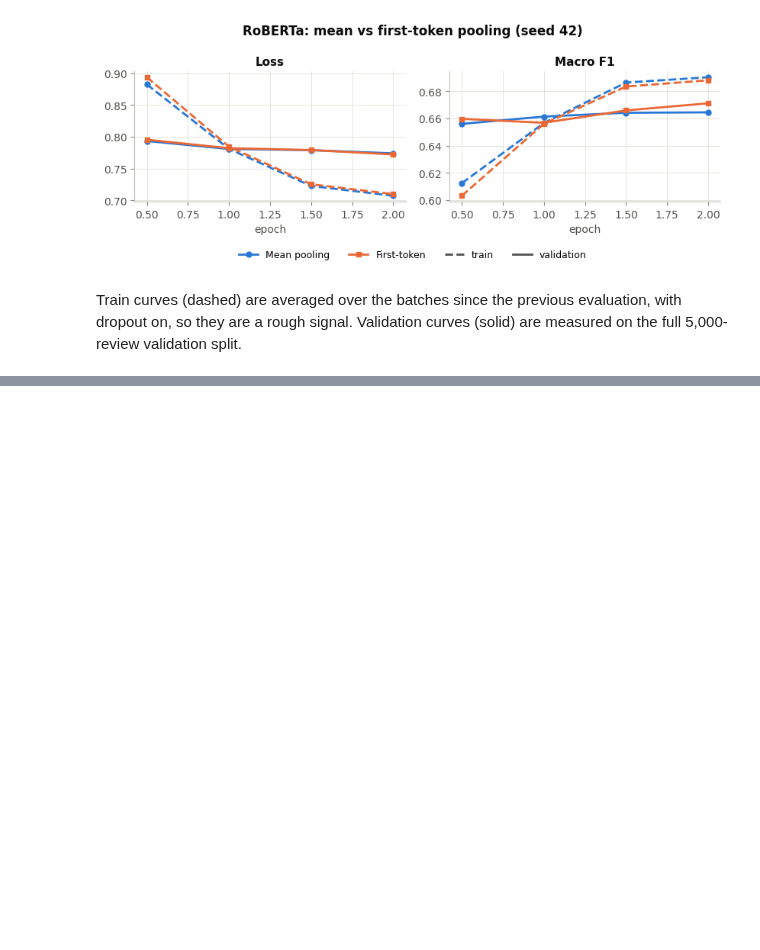
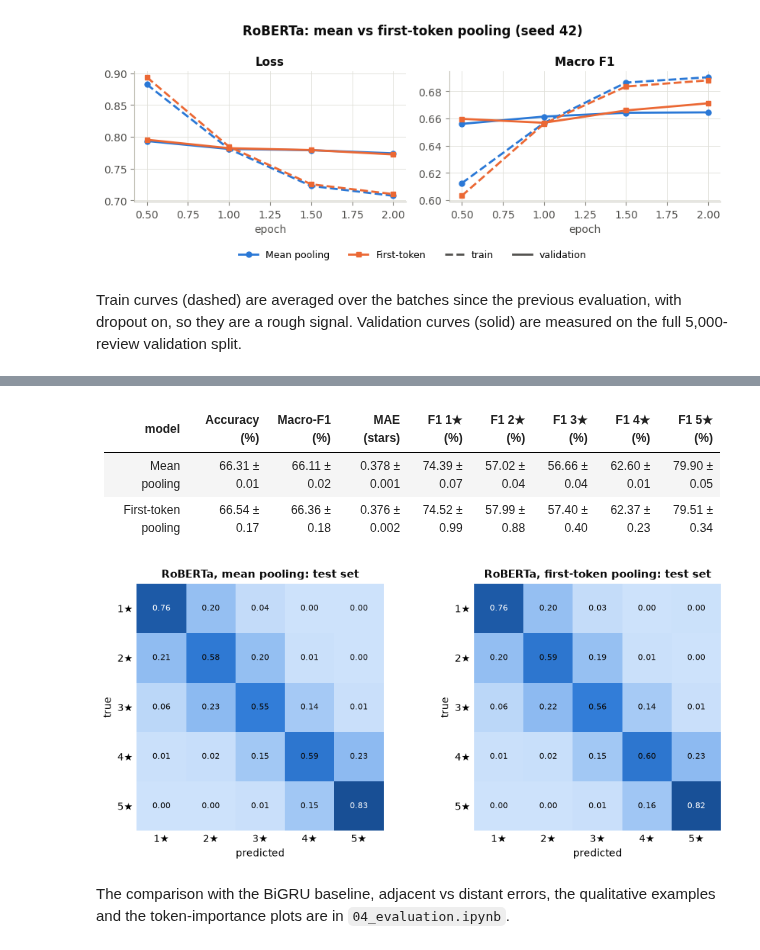
Before and after one commit to Akshats-git/NLP-Group-Assignment-2, a Jupyter notebook: Question-2/03_roberta.ipynb, the cells around one changed output, grey strips where cells are left out. Drawn from its saved outputs; the diff is of its cells as text; code cells hidden in the pictures; blank space fills up the shorter version.

```diff
--- a/Question-2/03_roberta.ipynb
+++ b/Question-2/03_roberta.ipynb
@@ -247,0 +252,43 @@ Train curves (dashed) are averaged over the batches since the previous evaluatio
+# %%
+import matplotlib.pyplot as plt
+import numpy as np
+from IPython.display import display
+from common import load_jsonl
+from common.plotting import plot_confusion_matrix
+from q2.data import STAR_LABELS
+from q2.metrics import classification_metrics
+
+
+def test_metrics(run_name):
+    rows = load_jsonl(results_dir(2) / run_name / "test_predictions.jsonl")
+    return classification_metrics([r["label"] for r in rows], [r["pred"] for r in rows])
+
+
+def test_row(model, metrics):
+    s, per_class = summarize_runs(metrics), np.array([m["per_class_f1"] for m in metrics])
+    return {"model": model,
+            "Accuracy (%)": format_mean_std(s["accuracy"]["values"], scale=100),
+            "Macro-F1 (%)": format_mean_std(s["macro_f1"]["values"], scale=100),
+            "MAE (stars)": format_mean_std(s["mae"]["values"], digits=3),
+            **{f"F1 {star}★ (%)": format_mean_std(per_class[:, k], scale=100) for k, star in enumerate(STAR_LABELS)}}
+
+
+if LIMIT is None:
+    metrics = {label: [test_metrics(RobertaConfig(pooling=p, seed=s).run_name) for s in DEFAULT_SEEDS]
+               for p, label in (("mean", "Mean pooling"), ("first", "First-token pooling"))}
+    display(Markdown(markdown_table([test_row(label, m) for label, m in metrics.items()])))
+    fig, axes = plt.subplots(1, 2, figsize=(9.5, 4.3))
+    for ax, (label, m) in zip(axes, metrics.items()):
+        plot_confusion_matrix(np.sum([x["confusion_matrix"] for x in m], axis=0), [f"{s}★" for s in STAR_LABELS],
+                              title=f"RoBERTa, {label.lower()}: test set", ax=ax)
+    fig.tight_layout()
+    display(fig)
+    plt.close(fig)
+# %% [output]
+| model | Accuracy (%) | Macro-F1 (%) | MAE (stars) | F1 1★ (%) | F1 2★ (%) | F1 3★ (%) | F1 4★ (%) | F1 5★ (%) |
+|---|---|---|---|---|---|---|---|---|
+| Mean pooling | 66.31 ± 0.01 | 66.11 ± 0.02 | 0.378 ± 0.001 | 74.39 ± 0.07 | 57.02 ± 0.04 | 56.66 ± 0.04 | 62.60 ± 0.01 | 79.90 ± 0.05 |
+| First-token pooling | 66.54 ± 0.17 | 66.36 ± 0.18 | 0.376 ± 0.002 | 74.52 ± 0.99 | 57.99 ± 0.88 | 57.40 ± 0.40 | 62.37 ± 0.23 | 79.51 ± 0.34 |
+[figure, added]
+# %% [markdown]
+The comparison with the BiGRU baseline, adjacent vs distant errors, the qualitative examples and the token-importance plots are in `04_evaluation.ipynb`.
```
Also changed, not shown: parts of 1 cell of this notebook, 2 other files.
